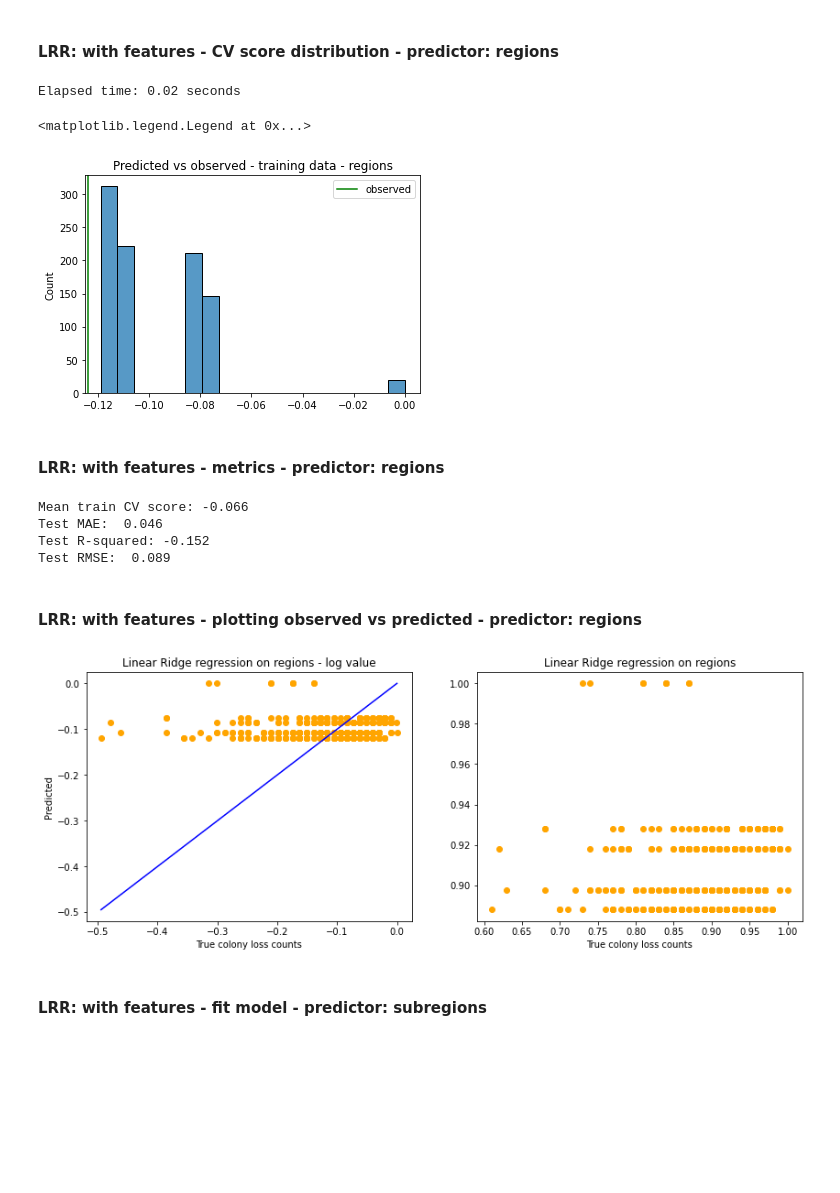
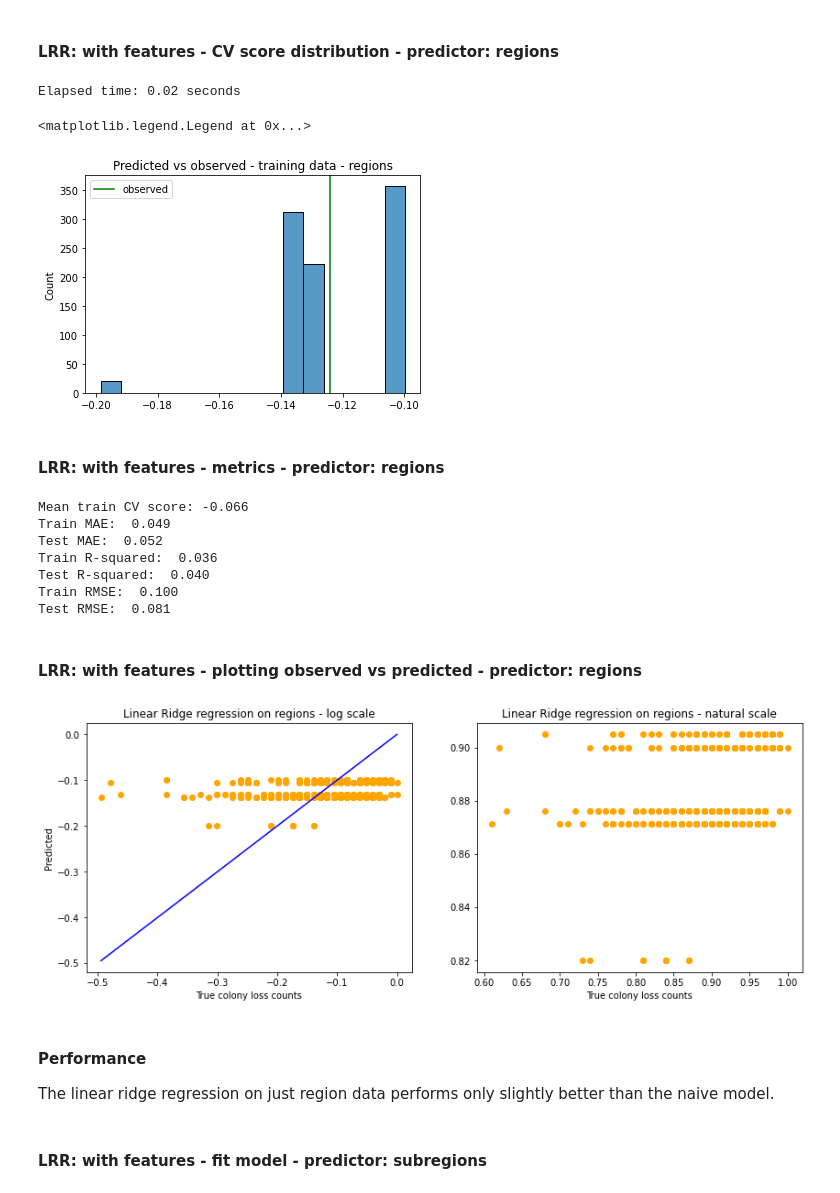
Before and after one commit to squareleaf/bee-colony-loss-capstone, a Jupyter notebook: Bee Colony Capstone - regression models.ipynb, the cells around one changed output. Cells and saved outputs as stored; diff of their text form; code cells hidden in the pictures; blank space fills up the shorter version.

Commit message:
Add metrics for training data. Add explanations and conclusions:

```diff
--- a/Bee Colony Capstone - regression models.ipynb
+++ b/Bee Colony Capstone - regression models.ipynb
@@ -138,6 +121,8 @@ cross_validator = model_selection.KFold(n_splits=5, shuffle=True, random_state=4
 #### LRR  - create model object
 # %%
 lr_baseline = linear_model.Ridge(fit_intercept=False, max_iter=500, random_state=42)
+
+lr_w_features = linear_model.Ridge(fit_intercept=True, max_iter=500, random_state=42)
 # %% [markdown]
 #### LRR - create params object
 # %%
@@ -146,6 +131,8 @@ lr_params = {"model__alpha": np.logspace(start=-10, stop=2, num=40)}
 #### LRR - create pipeline
 # %%
 lr_pipeline = pipeline.Pipeline(steps=[("model", lr_baseline)])
+
+lr_pipeline_w_features = pipeline.Pipeline(steps=[("model", lr_w_features)])
 # %% [markdown]
 #### LRR - create baseline grid
 # %%
@@ -157,6 +144,15 @@ lr_baseline_grid = model_selection.GridSearchCV(
                         cv=cross_validator,
                         verbose=1
                     )
+
+lr_grid_w_features = model_selection.GridSearchCV(
+                        estimator=lr_pipeline_w_features,
+                        param_grid=lr_params,
+                        refit=True,
+                        scoring='neg_mean_absolute_error',
+                        cv=cross_validator,
+                        verbose=1
+                    )
 # %% [markdown]
 ### Linear Ridge regression - naive model
 # %% [markdown]
@@ -221,7 +224,7 @@ Test RMSE:  0.084
 #### LRR: with features - fit model - predictor: regions
 # %%
 start = time.time()
-lr_regions_mod = lr_baseline_grid.fit(X_train_regions, y_train)
+lr_regions_mod = lr_grid_w_features.fit(X_train_regions, y_train)
 end = time.time()
 print(f"Elapsed time: {end - start:.2f} seconds")
 # %% [output]
@@ -252,39 +255,50 @@ plt.legend()
 # %% [output]
 Elapsed time: 0.02 seconds
 <matplotlib.legend.Legend at 0x...>
-[figure, old version]
+[figure, new version]
 # %% [markdown]
 #### LRR: with features - metrics - predictor: regions
 # %%
 y_test_lr_pred_regions = lr_regions_best_estimator.predict(X_test_regions)
 
 print(f"Mean train CV score: {np.mean(lr_cv_scores_regions): .3f}")
+
+print(f"Train MAE: {metrics.median_absolute_error(y_true=y_train, y_pred=y_train_lr_pred_regions): .3f}")
 print(f"Test MAE: {metrics.median_absolute_error(y_true=y_test, y_pred=y_test_lr_pred_regions): .3f}")
+print(f"Train R-squared: {metrics.r2_score(y_true=y_train, y_pred=y_train_lr_pred_regions): .3f}")
 print(f"Test R-squared: {metrics.r2_score(y_true=y_test, y_pred=y_test_lr_pred_regions): .3f}")
+print(f"Train RMSE: {metrics.mean_squared_error(y_true=y_train, y_pred=y_train_lr_pred_regions, squared=False): .3f}")
 print(f"Test RMSE: {metrics.mean_squared_error(y_true=y_test, y_pred=y_test_lr_pred_regions, squared=False): .3f}")
 # %% [output]
 Mean train CV score: -0.066
-Test MAE:  0.046
-Test R-squared: -0.152
-Test RMSE:  0.089
+Train MAE:  0.049
+Test MAE:  0.052
+Train R-squared:  0.036
+Test R-squared:  0.040
+Train RMSE:  0.100
+Test RMSE:  0.081
 # %% [markdown]
 #### LRR: with features - plotting observed vs predicted - predictor: regions
 # %%
 fig, (ax1, ax2) = plt.subplots(1, 2, figsize=(14, 5))
 
 ax1.scatter(y_test, y_test_lr_pred_regions, c="orange")
 
 p1 = max(max(y_test_lr_pred_regions), max(y_test))
 p2 = min(min(y_test_lr_pred_regions), min(y_test))
 ax1.plot([p1, p2], [p1, p2], 'b-')
-ax1.set(xlabel='True colony loss counts', ylabel='Predicted', title="Linear Ridge regression on regions - log value")
+ax1.set(xlabel='True colony loss counts', ylabel='Predicted', title="Linear Ridge regression on regions - log scale")
 
 ax2.scatter(np.exp(y_test), np.exp(y_test_lr_pred_regions), c="orange")
-ax2.set(xlabel='True colony loss counts', title="Linear Ridge regression on regions")
+ax2.set(xlabel='True colony loss counts', title="Linear Ridge regression on regions - natural scale")
 
 plt.show()
 # %% [output]
-[figure, old version]
+[figure, new version]
+# %% [markdown]
+#### Performance
+
+The linear ridge regression on just region data performs only slightly better than the naive model.
 # %% [markdown]
 #### LRR: with features - fit model - predictor: subregions
 # %%
```
Also changed, not shown: parts of 81 cells of this notebook.
